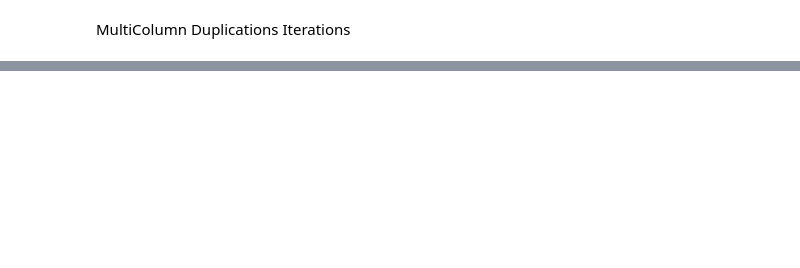
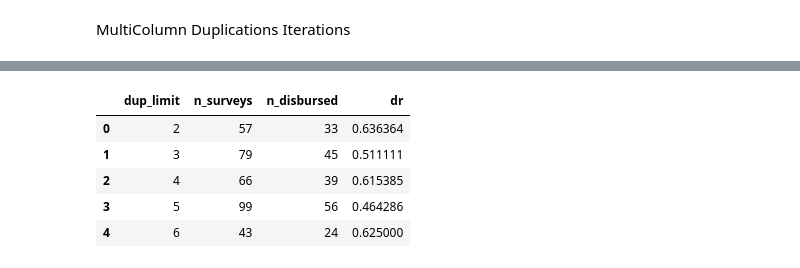
Before and after one commit to missjossy/Data-Research-Code, a Jupyter notebook: fraud/notebooks/simulation.ipynb, the cells around one changed output, grey strips where cells are left out. Cells and saved outputs as stored; diff of their text form; code cells hidden in the pictures; blank space fills up the shorter version.

```diff
--- a/fraud/notebooks/simulation.ipynb
+++ b/fraud/notebooks/simulation.ipynb
@@ -118,0 +153,22 @@ for i in range(3, 6):
+# %%
+#iterating over range for position similarity
+records = []
+for i in range(2, 7):
+    output = defaultdict(list)
+    res = lev_win_multi(df, 15, 3, i, 2)
+    output['dup_limit'] = i
+    output['n_surveys'] = res['CLIENT_ID'].count()
+    output['n_disbursed'] = res['DISBURSED'].sum()
+    output['dr'] = res['DR1'].sum()/res['DISBURSED'].sum()
+    records.append(output)
+
+
+output6 = pd.DataFrame(records)
+output6
+# %% [output]
+|  | dup_limit | n_surveys | n_disbursed | dr |
+| 0 | 2 | 57 | 33 | 0.636364 |
+| 1 | 3 | 79 | 45 | 0.511111 |
+| 2 | 4 | 66 | 39 | 0.615385 |
+| 3 | 5 | 99 | 56 | 0.464286 |
+| 4 | 6 | 43 | 24 | 0.625000 |
```
Also changed, not shown: parts of 10 cells of this notebook, 1 other file.
